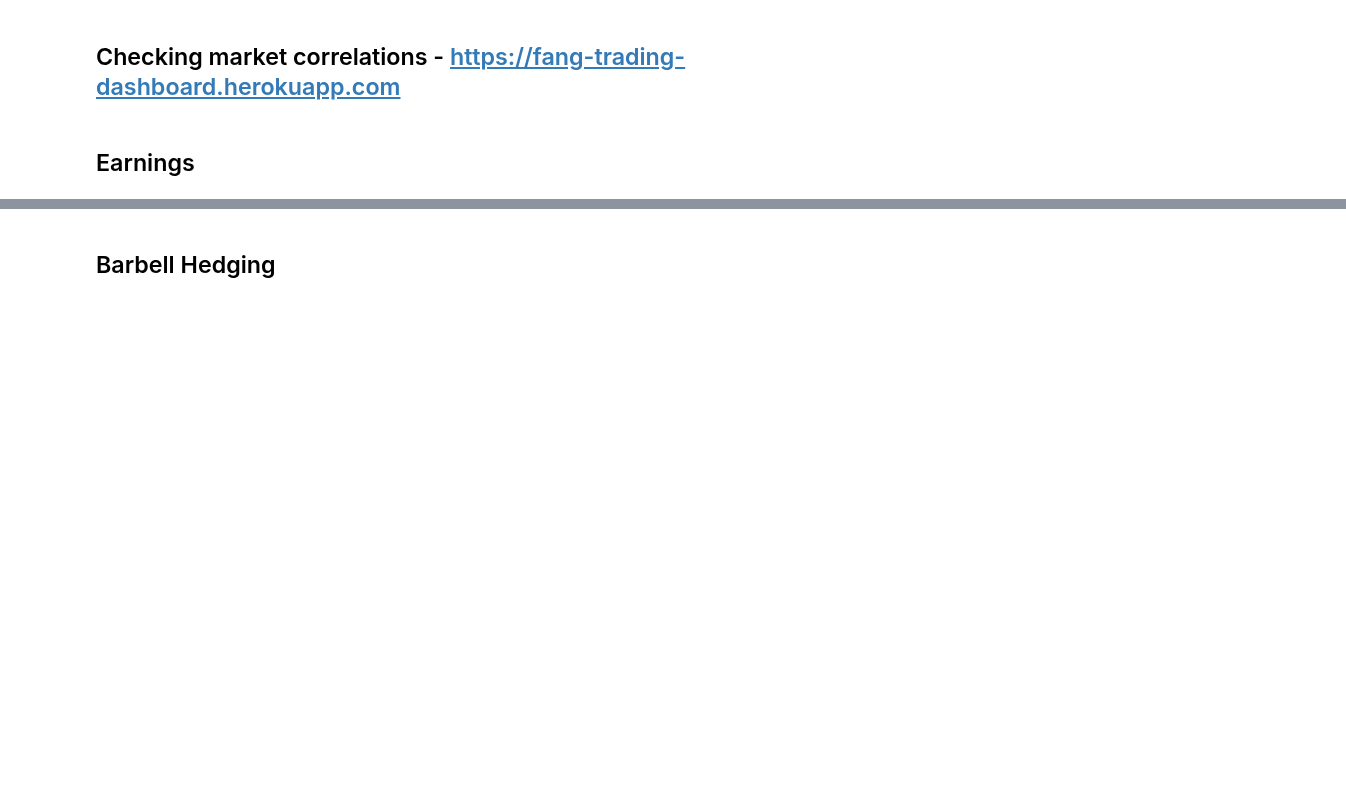
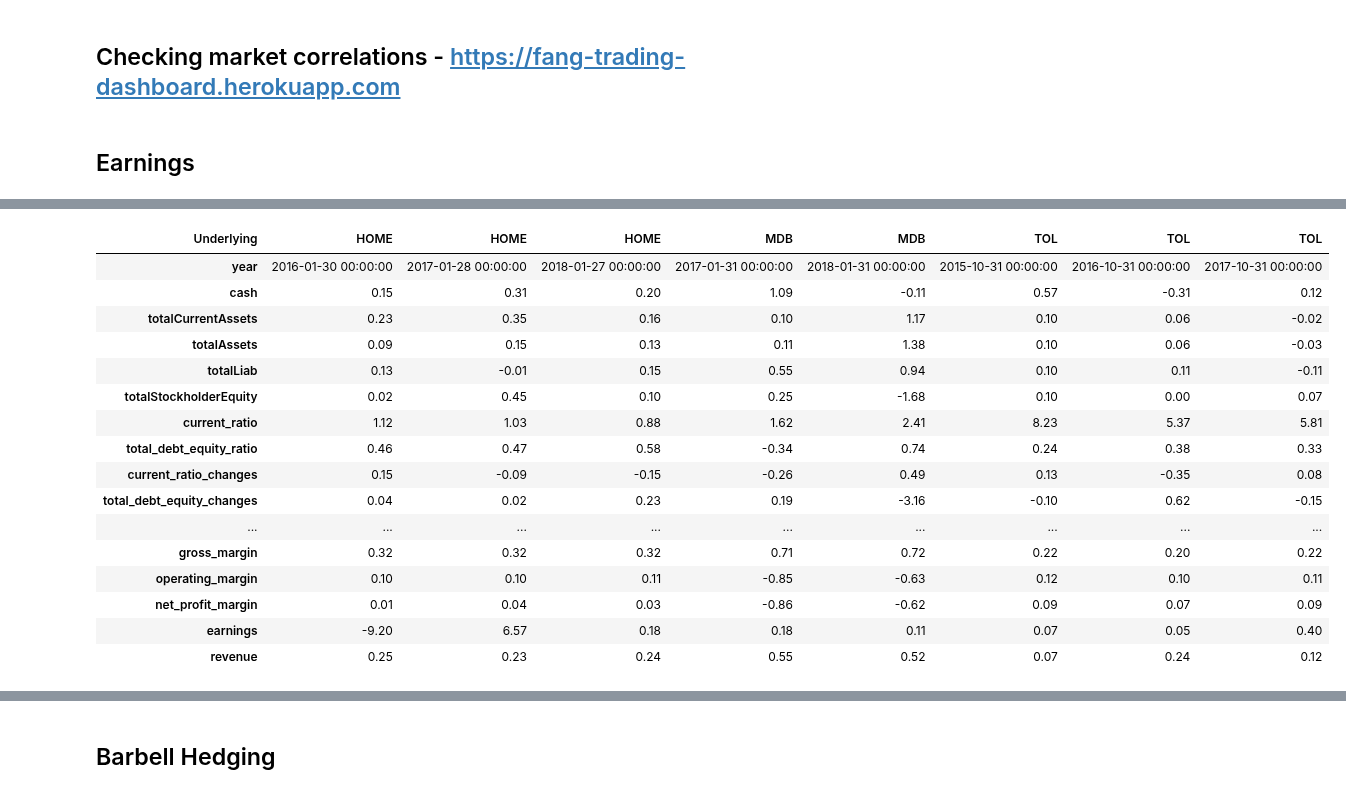
Before and after one commit to auto-d1dact/Trading, a Jupyter notebook: Notebooks/Daily Trading v2.ipynb, the cells around one changed output, grey strips where cells are left out. Saved outputs shown, nothing was run; the diff lists cells and outputs as text; code cells hidden in the pictures; blank space fills up the shorter version.

```diff
--- a/Notebooks/Daily Trading v2.ipynb
+++ b/Notebooks/Daily Trading v2.ipynb
@@ -672 +673,23 @@ further_reduce.join(earnings_analysis)[['EarningsDate','Call Time','daily_ann','
+# %%
+
+reuters_fundamentals['HOME']
+annual_fin.T
+# %% [output]
+| Underlying | HOME | HOME | HOME | MDB | MDB | TOL | TOL | TOL |
+| year | 2016-01-30 00:00:00 | 2017-01-28 00:00:00 | 2018-01-27 00:00:00 | 2017-01-31 00:00:00 | 2018-01-31 00:00:00 | 2015-10-31 00:00:00 | 2016-10-31 00:00:00 | 2017-10-31 00:00:00 |
+| cash | 0.15 | 0.31 | 0.20 | 1.09 | -0.11 | 0.57 | -0.31 | 0.12 |
+| totalCurrentAssets | 0.23 | 0.35 | 0.16 | 0.10 | 1.17 | 0.10 | 0.06 | -0.02 |
+| totalAssets | 0.09 | 0.15 | 0.13 | 0.11 | 1.38 | 0.10 | 0.06 | -0.03 |
+| totalLiab | 0.13 | -0.01 | 0.15 | 0.55 | 0.94 | 0.10 | 0.11 | -0.11 |
+| totalStockholderEquity | 0.02 | 0.45 | 0.10 | 0.25 | -1.68 | 0.10 | 0.00 | 0.07 |
+| current_ratio | 1.12 | 1.03 | 0.88 | 1.62 | 2.41 | 8.23 | 5.37 | 5.81 |
+| total_debt_equity_ratio | 0.46 | 0.47 | 0.58 | -0.34 | 0.74 | 0.24 | 0.38 | 0.33 |
+| current_ratio_changes | 0.15 | -0.09 | -0.15 | -0.26 | 0.49 | 0.13 | -0.35 | 0.08 |
+| total_debt_equity_changes | 0.04 | 0.02 | 0.23 | 0.19 | -3.16 | -0.10 | 0.62 | -0.15 |
+| ... | ... | ... | ... | ... | ... | ... | ... | ... |
+| gross_margin | 0.32 | 0.32 | 0.32 | 0.71 | 0.72 | 0.22 | 0.20 | 0.22 |
+| operating_margin | 0.10 | 0.10 | 0.11 | -0.85 | -0.63 | 0.12 | 0.10 | 0.11 |
+| net_profit_margin | 0.01 | 0.04 | 0.03 | -0.86 | -0.62 | 0.09 | 0.07 | 0.09 |
+| earnings | -9.20 | 6.57 | 0.18 | 0.18 | 0.11 | 0.07 | 0.05 | 0.40 |
+| revenue | 0.25 | 0.23 | 0.24 | 0.55 | 0.52 | 0.07 | 0.24 | 0.12 |
 # %%
```
Also changed, not shown: parts of 14 cells of this notebook.
